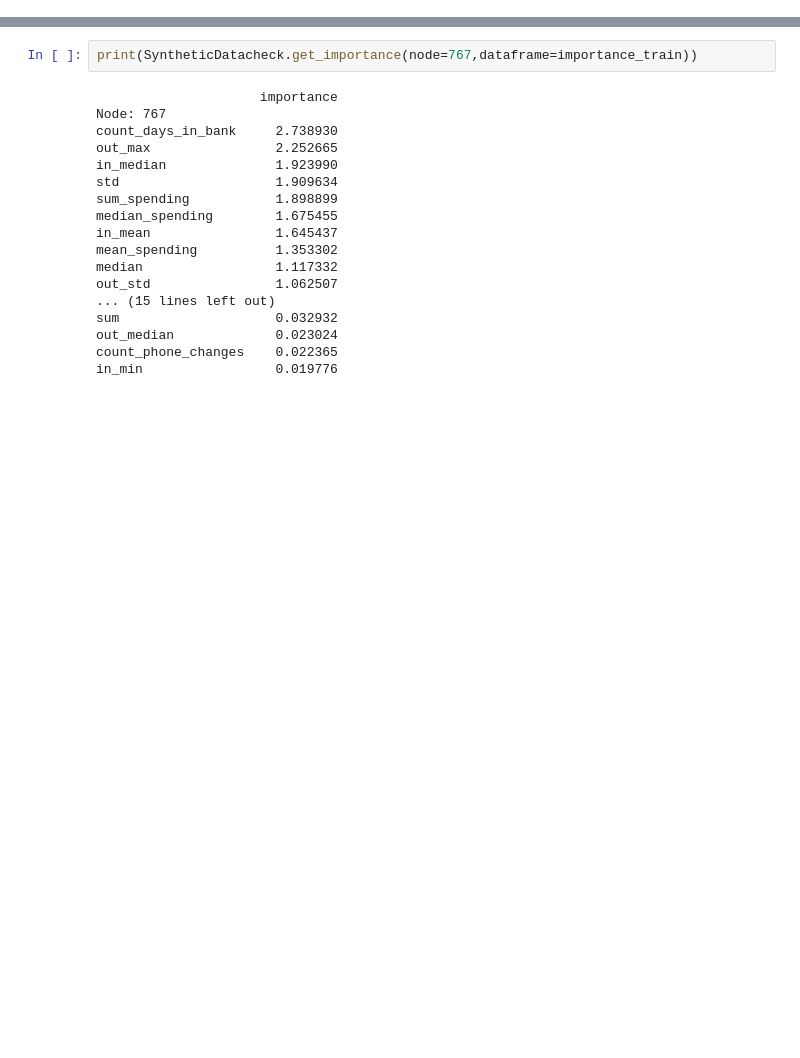
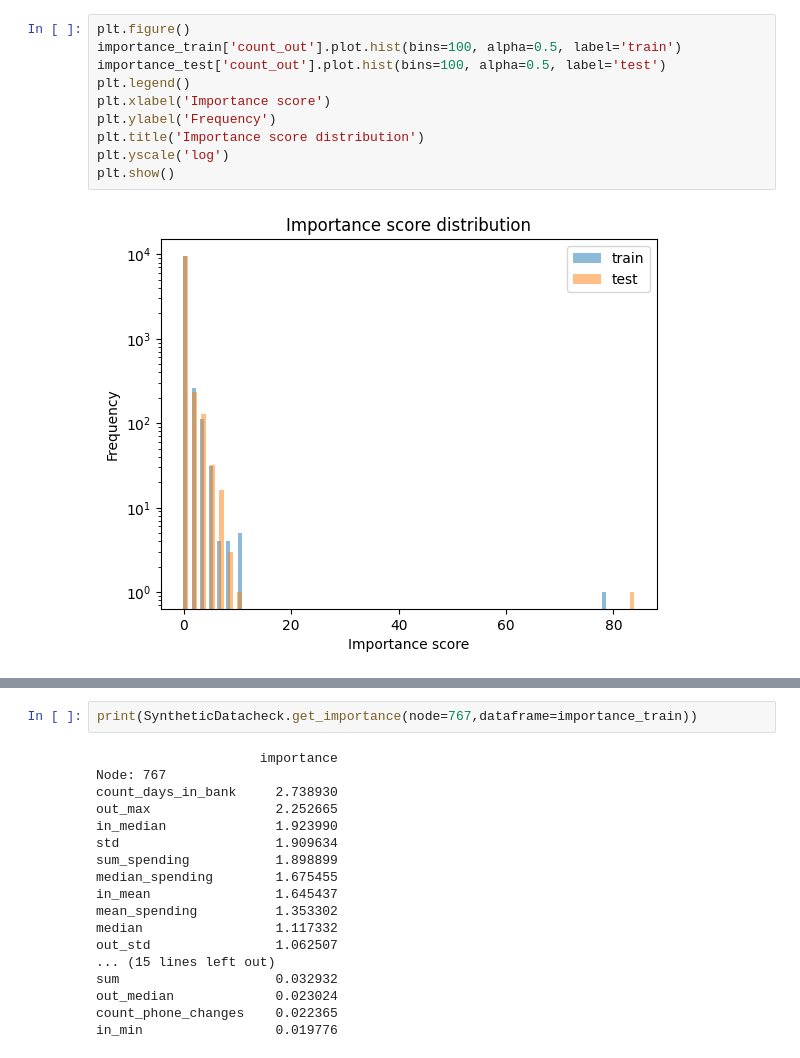
Before and after one commit to aidotse/flib, a Jupyter notebook: thesis_XAML/correctioneval.ipynb, the cells around one changed output, grey strips where cells are left out. Saved outputs shown, nothing was run; the diff lists cells and outputs as text; blank space fills up the shorter version.

```diff
--- a/thesis_XAML/correctioneval.ipynb
+++ b/thesis_XAML/correctioneval.ipynb
@@ -35,0 +221,12 @@ importance_train
+# %%
+plt.figure()
+importance_train['count_out'].plot.hist(bins=100, alpha=0.5, label='train')
+importance_test['count_out'].plot.hist(bins=100, alpha=0.5, label='test')
+plt.legend()
+plt.xlabel('Importance score')
+plt.ylabel('Frequency')
+plt.title('Importance score distribution')
+plt.yscale('log')
+plt.show()
+# %% [output]
+[figure, added]
```
Also changed, not shown: parts of 21 cells of this notebook, 13 other files.
